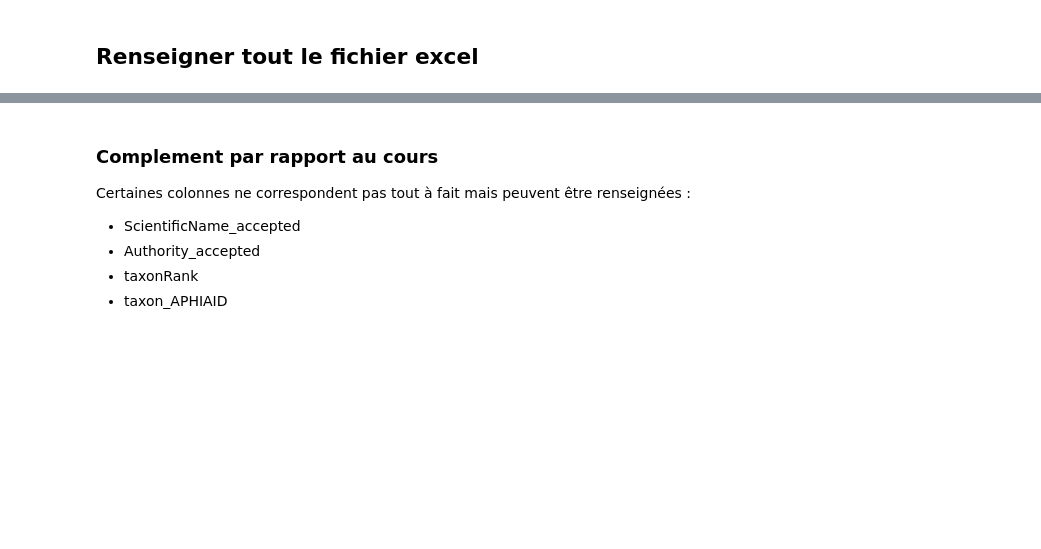
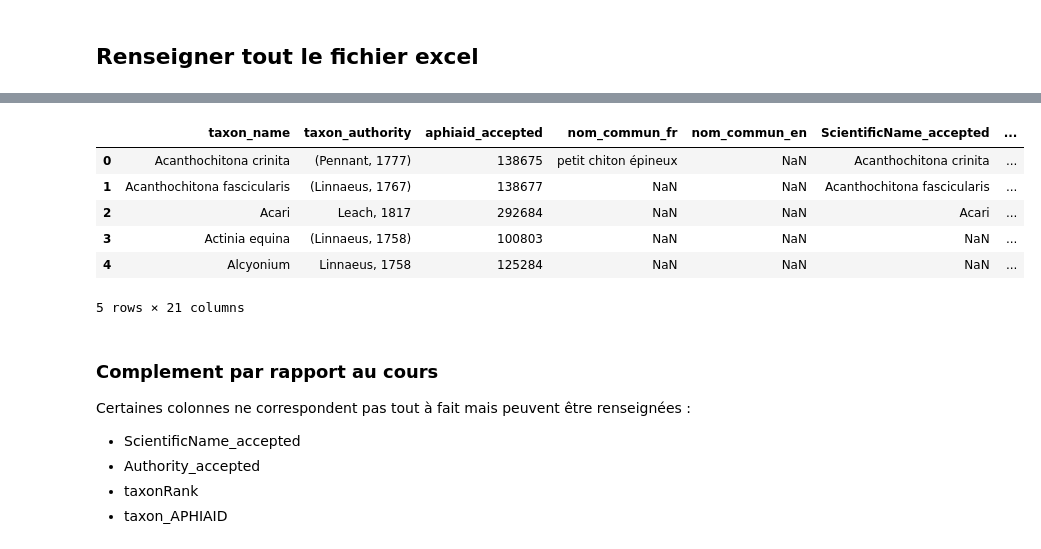
Before and after one commit to cplumejeaud/M2_python, a Jupyter notebook: notebooks/03_worms.ipynb, the cells around one changed output, grey strips where cells are left out. Cells and saved outputs as stored; diff of their text form; code cells hidden in the pictures; blank space fills up the shorter version.

Commit message:
avec le dico

```diff
--- a/notebooks/03_worms.ipynb
+++ b/notebooks/03_worms.ipynb
@@ -76,0 +132,16 @@ df
+# %%
+for index, row in df.iterrows():
+    print(index)
+# %%
+dico1 = {
+    'aphiaid_accepted': 'AphiaID',
+    'Phylum': 'phylum',
+    'Class': 'class',
+    'Order': 'order',
+    'Family': 'family',
+    'Genus': 'genus',
+    'ScientificName_accepted': 'valid_name',
+    'Authority': 'authority',
+    'taxon_rank': 'rank',
+    #'taxon_name': 'scientificname',
+    }
@@ -80,10 +158,19 @@ for index, row in df.iterrows():
     aphiaid = row['aphiaid_accepted']  # Colonne du Excel avec les AphiaID
     worms_data = get_worms_data(aphiaid)
     print(aphiaid)
+    if index == 3 : # Limiter à 3 pour l'exemple
+        break
     if worms_data:
         # Parcourir dynamiquement toutes les colonnes du DataFrame
         for column in df.columns:
+            if column in dico1 :
+                key_worm = dico1[column]
+                print('\t column {0} et data.k {1}'.format(column, key_worm))
+                if key_worm is not None:
+                    df.at[index, column] = worms_data[key_worm]
+            '''
             for k in worms_data.keys():
                 if column.lower() == k.lower() :
                     print('\t column {0} et data.k {1}'.format(column, k))
                     df.at[index, column] = worms_data[k]
+            '''
@@ -90,3 +195,13 @@ for index, row in df.iterrows():
+# %%
+df.head()
+# %% [output]
+|  | taxon_name | taxon_authority | aphiaid_accepted | nom_commun_fr | nom_commun_en | ScientificName_accepted | ... |
+| 0 | Acanthochitona crinita | (Pennant, 1777) | 138675 | petit chiton épineux | NaN | Acanthochitona crinita | ... |
+| 1 | Acanthochitona fascicularis | (Linnaeus, 1767) | 138677 | NaN | NaN | Acanthochitona fascicularis | ... |
+| 2 | Acari | Leach, 1817 | 292684 | NaN | NaN | Acari | ... |
+| 3 | Actinia equina | (Linnaeus, 1758) | 100803 | NaN | NaN | NaN | ... |
+| 4 | Alcyonium | Linnaeus, 1758 | 125284 | NaN | NaN | NaN | ... |
+5 rows × 21 columns
 # %% [markdown]
 ### Complement par rapport au cours
 
```
Also changed, not shown: parts of 11 cells of this notebook.
